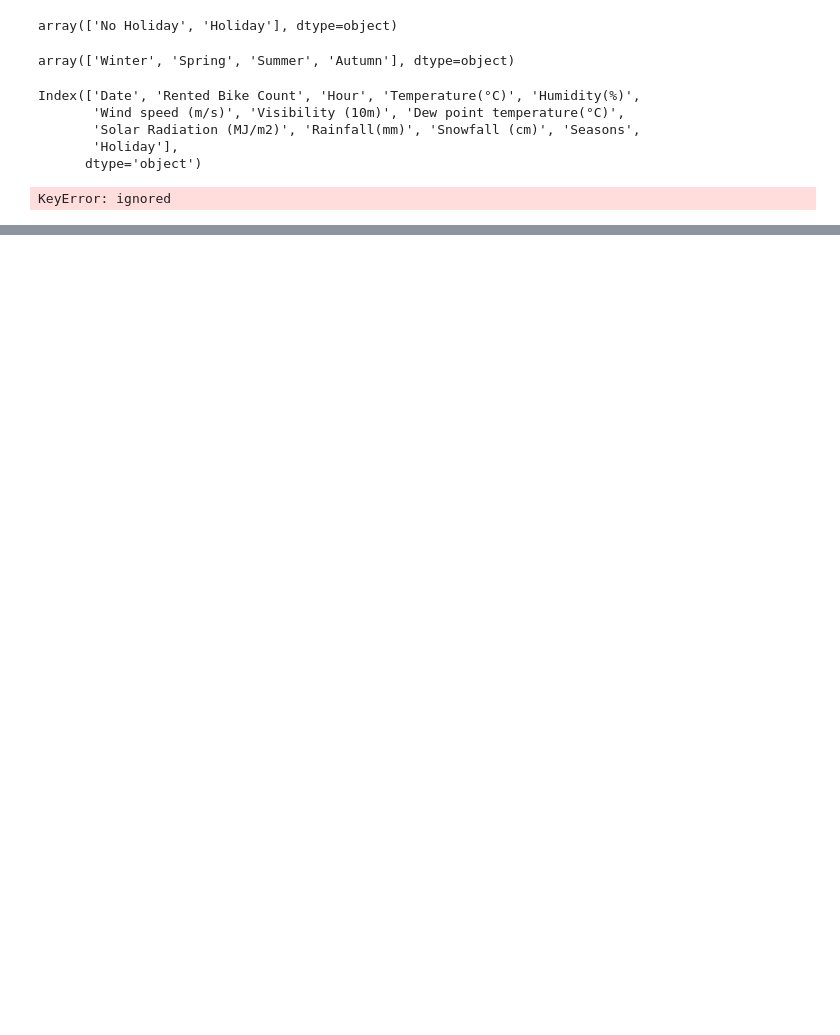
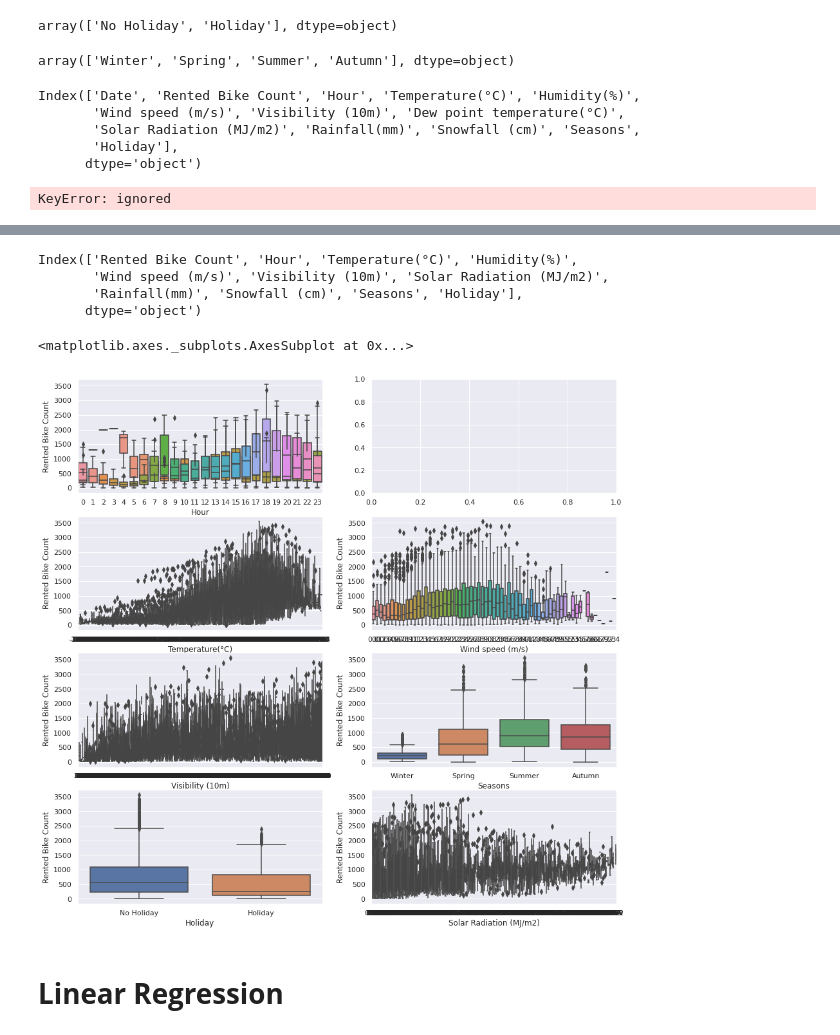
Before and after one commit to CodeWithSridhar/Seoul-Bike-Sharing-Demand-Prediction, a Jupyter notebook: Bike_Sharing_Demand_Prediction_Capstone_Project.ipynb, the cells around one changed output, grey strips where cells are left out. Drawn from its saved outputs; the diff is of its cells as text; code cells hidden in the pictures; blank space fills up the shorter version.

```diff
--- a/Bike_Sharing_Demand_Prediction_Capstone_Project.ipynb
+++ b/Bike_Sharing_Demand_Prediction_Capstone_Project.ipynb
@@ -283,0 +402,23 @@ KeyError: ignored
+# %%
+data.columns
+# %% [output]
+Index(['Rented Bike Count', 'Hour', 'Temperature(°C)', 'Humidity(%)',
+       'Wind speed (m/s)', 'Visibility (10m)', 'Solar Radiation (MJ/m2)',
+       'Rainfall(mm)', 'Snowfall (cm)', 'Seasons', 'Holiday'],
+      dtype='object')
+# %%
+#outliers identification
+sns.set(font_scale=1.0)
+fig, axes = plt.subplots(nrows=4,ncols=2)
+fig.set_size_inches(15, 15)
+sns.boxplot(data=data,y="Rented Bike Count",x="Humidity(%)",orient="v",ax=axes[0][0])
+sns.boxplot(data=data,y="Rented Bike Count",x="Hour",orient="v",ax=axes[0][0])
+sns.boxplot(data=data,y="Rented Bike Count",x="Wind speed (m/s)",orient="v",ax=axes[1][1])
+sns.boxplot(data=data,y="Rented Bike Count",x="Temperature(°C)",orient="v",ax=axes[1][0])
+sns.boxplot(data=data,y="Rented Bike Count",x="Visibility (10m)",orient="v",ax=axes[2][0])
+sns.boxplot(data=data,y="Rented Bike Count",x="Seasons",orient="v",ax=axes[2][1])
+sns.boxplot(data=data,y="Rented Bike Count",x="Holiday",orient="v",ax=axes[3][0])
+sns.boxplot(data=data,y="Rented Bike Count",x="Solar Radiation (MJ/m2)",orient="v",ax=axes[3][1])
+# %% [output]
+<matplotlib.axes._subplots.AxesSubplot at 0x...>
+[figure, added]
@@ -283,0 +439,2 @@ KeyError: ignored
+# %% [markdown]
+# **Linear Regression**
```
Also changed, not shown: parts of 20 cells of this notebook.
